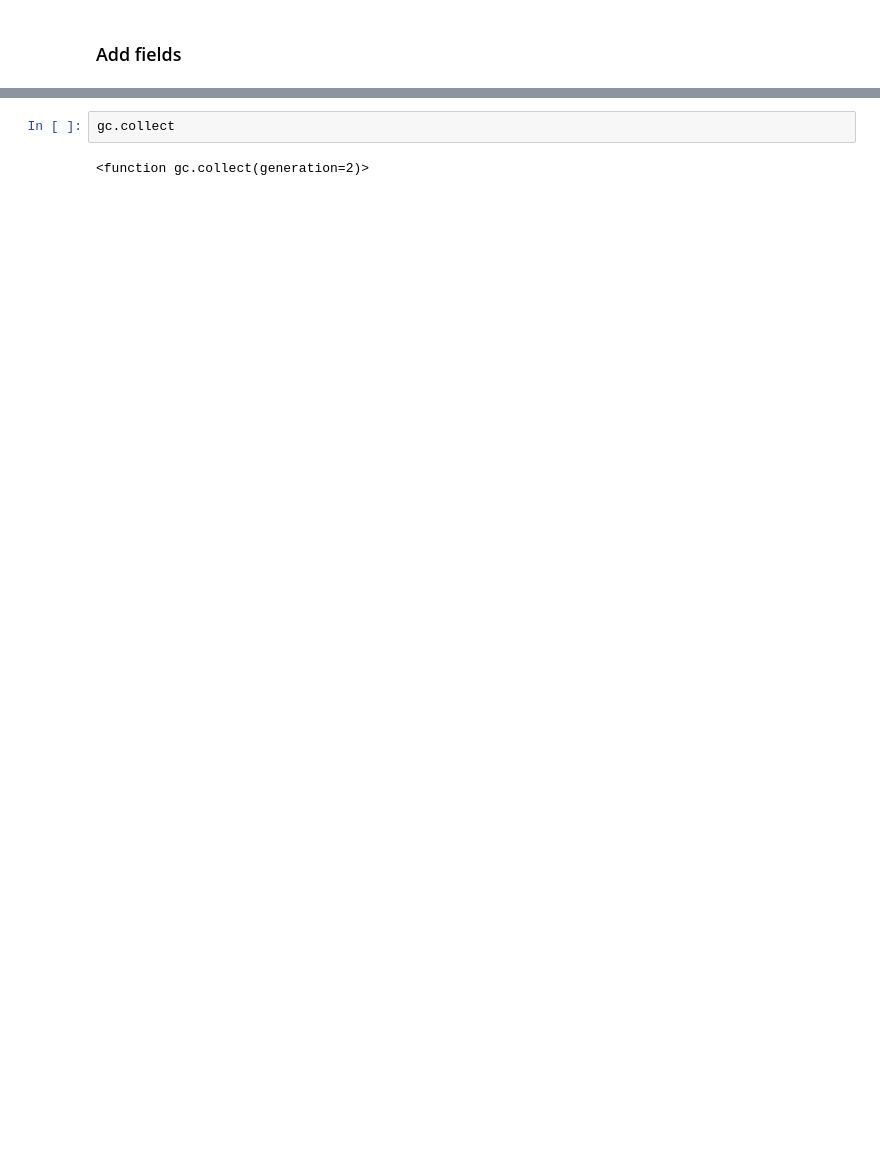
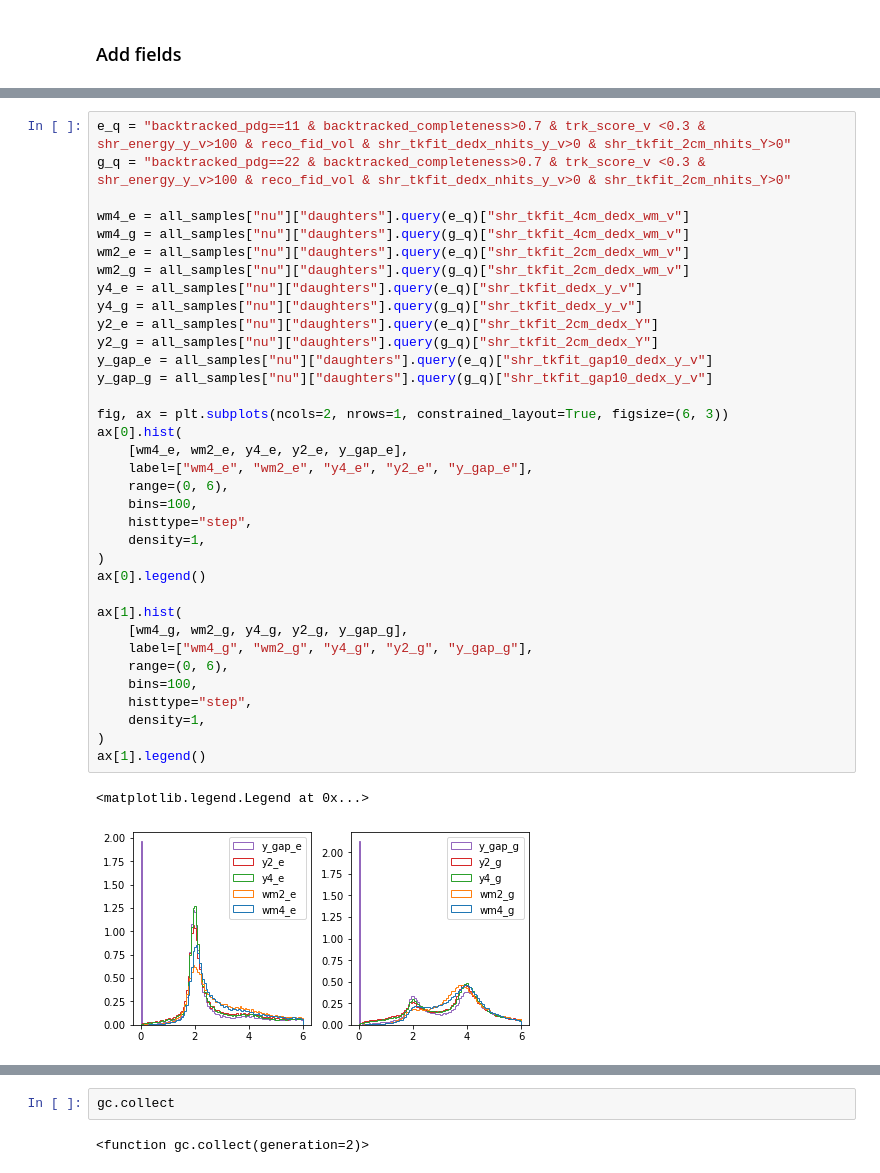
Before and after one commit to Wouter-VDP/nuecc_python, a Jupyter notebook: NueSelection.ipynb, the cells around one changed output, grey strips where cells are left out. Drawn from its saved outputs; the diff is of its cells as text; blank space fills up the shorter version.

```diff
--- a/NueSelection.ipynb
+++ b/NueSelection.ipynb
@@ -314 +326,39 @@ Wall time: 27.9 s
 [interactive output not drawn]
+# %%
+e_q = "backtracked_pdg==11 & backtracked_completeness>0.7 & trk_score_v <0.3 & shr_energy_y_v>100 & reco_fid_vol & shr_tkfit_dedx_nhits_y_v>0 & shr_tkfit_2cm_nhits_Y>0"
+g_q = "backtracked_pdg==22 & backtracked_completeness>0.7 & trk_score_v <0.3 & shr_energy_y_v>100 & reco_fid_vol & shr_tkfit_dedx_nhits_y_v>0 & shr_tkfit_2cm_nhits_Y>0"
+
+wm4_e = all_samples["nu"]["daughters"].query(e_q)["shr_tkfit_4cm_dedx_wm_v"]
+wm4_g = all_samples["nu"]["daughters"].query(g_q)["shr_tkfit_4cm_dedx_wm_v"]
+wm2_e = all_samples["nu"]["daughters"].query(e_q)["shr_tkfit_2cm_dedx_wm_v"]
+wm2_g = all_samples["nu"]["daughters"].query(g_q)["shr_tkfit_2cm_dedx_wm_v"]
+y4_e = all_samples["nu"]["daughters"].query(e_q)["shr_tkfit_dedx_y_v"]
+y4_g = all_samples["nu"]["daughters"].query(g_q)["shr_tkfit_dedx_y_v"]
+y2_e = all_samples["nu"]["daughters"].query(e_q)["shr_tkfit_2cm_dedx_Y"]
+y2_g = all_samples["nu"]["daughters"].query(g_q)["shr_tkfit_2cm_dedx_Y"]
+y_gap_e = all_samples["nu"]["daughters"].query(e_q)["shr_tkfit_gap10_dedx_y_v"]
+y_gap_g = all_samples["nu"]["daughters"].query(g_q)["shr_tkfit_gap10_dedx_y_v"]
+
+fig, ax = plt.subplots(ncols=2, nrows=1, constrained_layout=True, figsize=(6, 3))
+ax[0].hist(
+    [wm4_e, wm2_e, y4_e, y2_e, y_gap_e],
+    label=["wm4_e", "wm2_e", "y4_e", "y2_e", "y_gap_e"],
+    range=(0, 6),
+    bins=100,
+    histtype="step",
+    density=1,
+)
+ax[0].legend()
+
+ax[1].hist(
+    [wm4_g, wm2_g, y4_g, y2_g, y_gap_g],
+    label=["wm4_g", "wm2_g", "y4_g", "y2_g", "y_gap_g"],
+    range=(0, 6),
+    bins=100,
+    histtype="step",
+    density=1,
+)
+ax[1].legend()
+# %% [output]
+<matplotlib.legend.Legend at 0x...>
+[figure, added]
```
Also changed, not shown: parts of 21 cells of this notebook, 5 other files.
